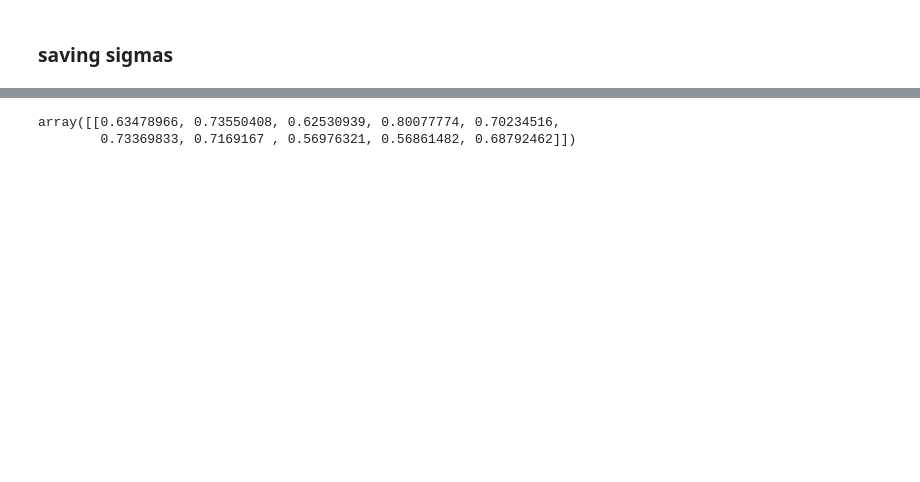
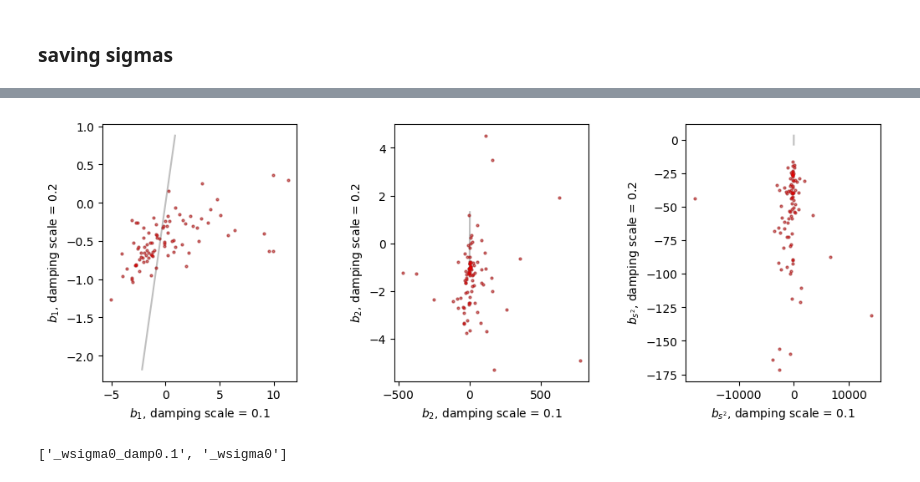
Before and after one commit to kstoreyf/biasexp-target-observable, a Jupyter notebook: notebooks/2024-04-19_prob_bias_results.ipynb, the cells around one changed output, grey strips where cells are left out. Cells and saved outputs as stored; diff of their text form; code cells hidden in the pictures; blank space fills up the shorter version.

Commit message:
trying to renormalize bias params

```diff
--- a/notebooks/2024-04-19_prob_bias_results.ipynb
+++ b/notebooks/2024-04-19_prob_bias_results.ipynb
@@ -771,5 +605,71 @@ Prob bias param file ../data/bias_params/bias_params_n0.003_hMpc_kmax0.5/bias_pa
-# %%
-sigma0_arrs_compare
-# %% [output]
-array([[0.63478966, 0.73550408, 0.62530939, 0.80077774, 0.70234516,
-        0.73369833, 0.7169167 , 0.56976321, 0.56861482, 0.68792462]])
+# %%
+def renormalize_bias_params(bias_params, bias_param_names, sigma0):
+    bias_params_renorm = np.empty(bias_params.shape)
+    idx_b1 = bias_param_names.index('b1')
+    idx_b2 = bias_param_names.index('b2')
+    idx_bs2 = bias_param_names.index('bs2')
+    bias_params_renorm[:,idx_b1] = bias_params[:,idx_b1]/sigma0**2
+    bias_params_renorm[:,idx_b2] = (bias_params[:,idx_b2] - sigma0**2)/sigma0**4
+    # back to orig; # 1/2 bJ2=2 = bK2
+    J2e2 = 2*bias_params[:,idx_bs2]
+    J2e2_renorm = 15*(3*J2e2 - 2*sigma0**2)/(4*sigma0**4)
+    bias_params_renorm[:,idx_bs2] = 0.5*J2e2_renorm
+    return bias_params_renorm
+# %%
+tag0, tag1 = ['_wsigma0_damp0.1', '_wsigma0']
+idx_tag0, idx_tag1 = tags_pbpfit_compare.index(tag0), tags_pbpfit_compare.index(tag1)
+show_errorbars = False
+
+nrows, ncols = 1, 3
+fig, axarr = plt.subplots(nrows, ncols, figsize=(4*ncols, 4*nrows))#, sharex=True)
+plt.subplots_adjust(hspace=0.1, wspace=0.5)
+
+pbp_arr_tag0 = pbp_arrs_compare[idx_tag0]
+pbp_arr_tag1 = pbp_arrs_compare[idx_tag1]
+
+# TODO not sure what to do if need both eul and wsigma
+if 'eul' in tag0:
+    pbp_arr_tag0 = bE_to_bL(pbp_arr_tag0, bias_param_names)
+if 'eul' in tag1:
+    pbp_arr_tag1 = bE_to_bL(pbp_arr_tag1, bias_param_names)
+
+# TODO also renormalize errors ??
+if 'wsigma' in tag0:
+    pbp_arr_tag0 = renormalize_bias_params(pbp_arr_tag0, bias_param_names,
+                                           sigma0_arrs_compare[idx_tag0])
+if 'wsigma' in tag1:
+    pbp_arr_tag1 = renormalize_bias_params(pbp_arr_tag1, bias_param_names,
+                                           sigma0_arrs_compare[idx_tag1])
+
+for bb, bp_name in enumerate(bias_param_names):
+    xmin = min(np.min(bp_arr[:,bb]), np.min(pbp_arr[:,bb]))
+    xmax = max(np.max(bp_arr[:,bb]), np.max(pbp_arr[:,bb]))
+    xx = np.linspace(xmin, xmax)
+    axarr[bb].plot(xx, xx, color='grey', alpha=0.5)
+
+    #axarr[bb].scatter(bp_arr[:,bb], pbp_arr[:,bb], marker='o', s=4, color='k')
+    bval0, bval1 = np.array(pbp_arr_tag0[:,bb]), np.array(pbp_arr_tag1[:,bb])
+
+    axarr[bb].errorbar(bval0, bval1,
+                       #yerr=pbp_cov_arrs_compare[idx_tag1][:,bb],
+                       yerr=None,
+                       marker='o', markersize=2, color='k', ls='None', alpha=0.3)
+    axarr[bb].errorbar(bval0, bval1,
+                       #xerr=pbp_cov_arrs_compare[idx_tag0][:,bb],
+                       xerr=None,
+                       marker='o', markersize=2, color='red', ls='None', alpha=0.3)
+    axarr[bb].set_xlabel(f'{bias_param_labels[bp_name]}, damping scale = 0.1')
+    axarr[bb].set_ylabel(f'{bias_param_labels[bp_name]}, damping scale = 0.2')
+
+    #axarr[bb].set_xlim(bounds_dict[bp_name])
+    #axarr[bb].set_ylim(bounds_dict[bp_name])
+
+# axarr[0].set_ylim(-1.5, 1.5)
+# axarr[1].set_ylim(-4, 4)
+# axarr[2].set_ylim(-10, 20)
+# %% [output]
+[figure, added]
+# %%
+tags_pbpfit_compare
+# %% [output]
+['_wsigma0_damp0.1', '_wsigma0']
```
Also changed, not shown: parts of 10 cells of this notebook.
